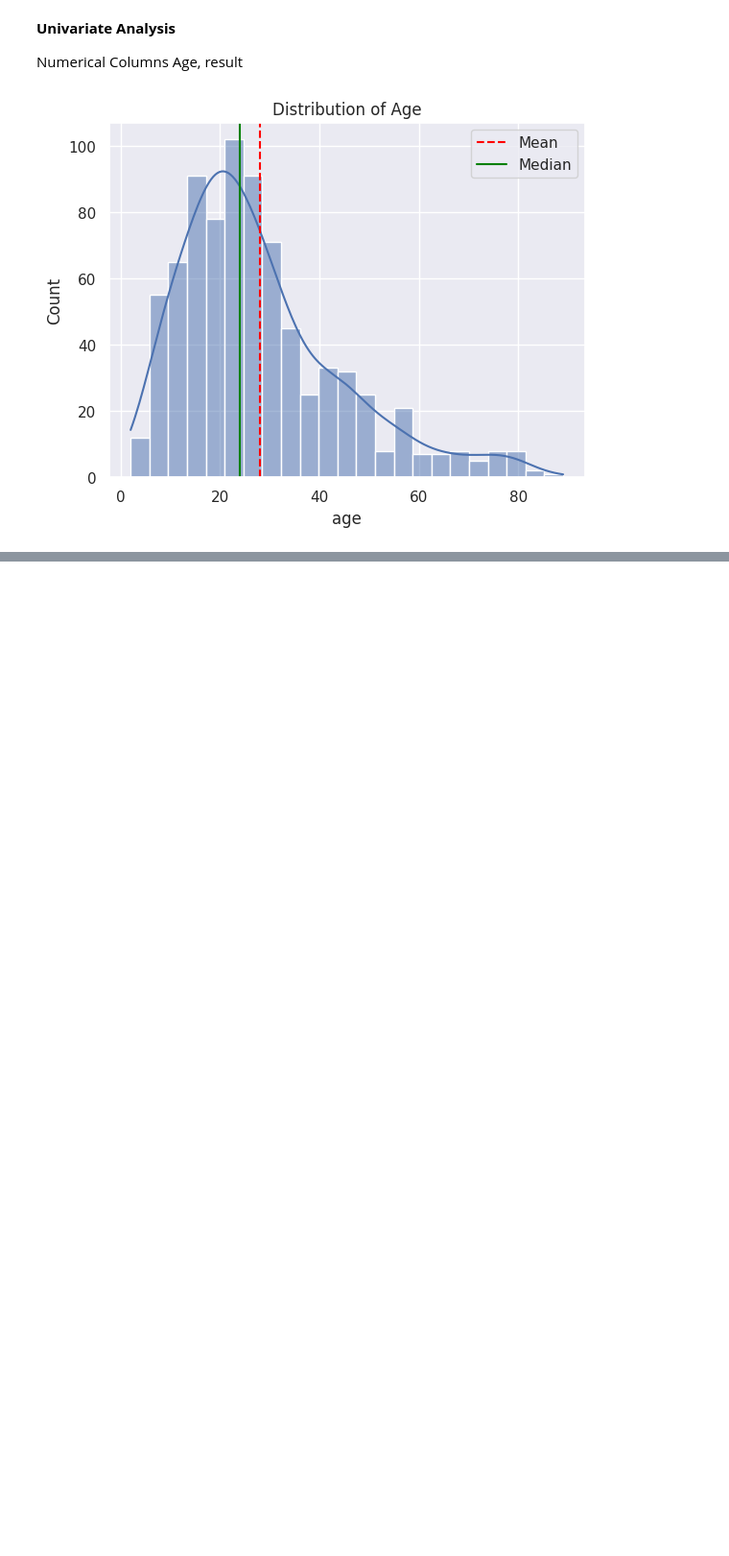
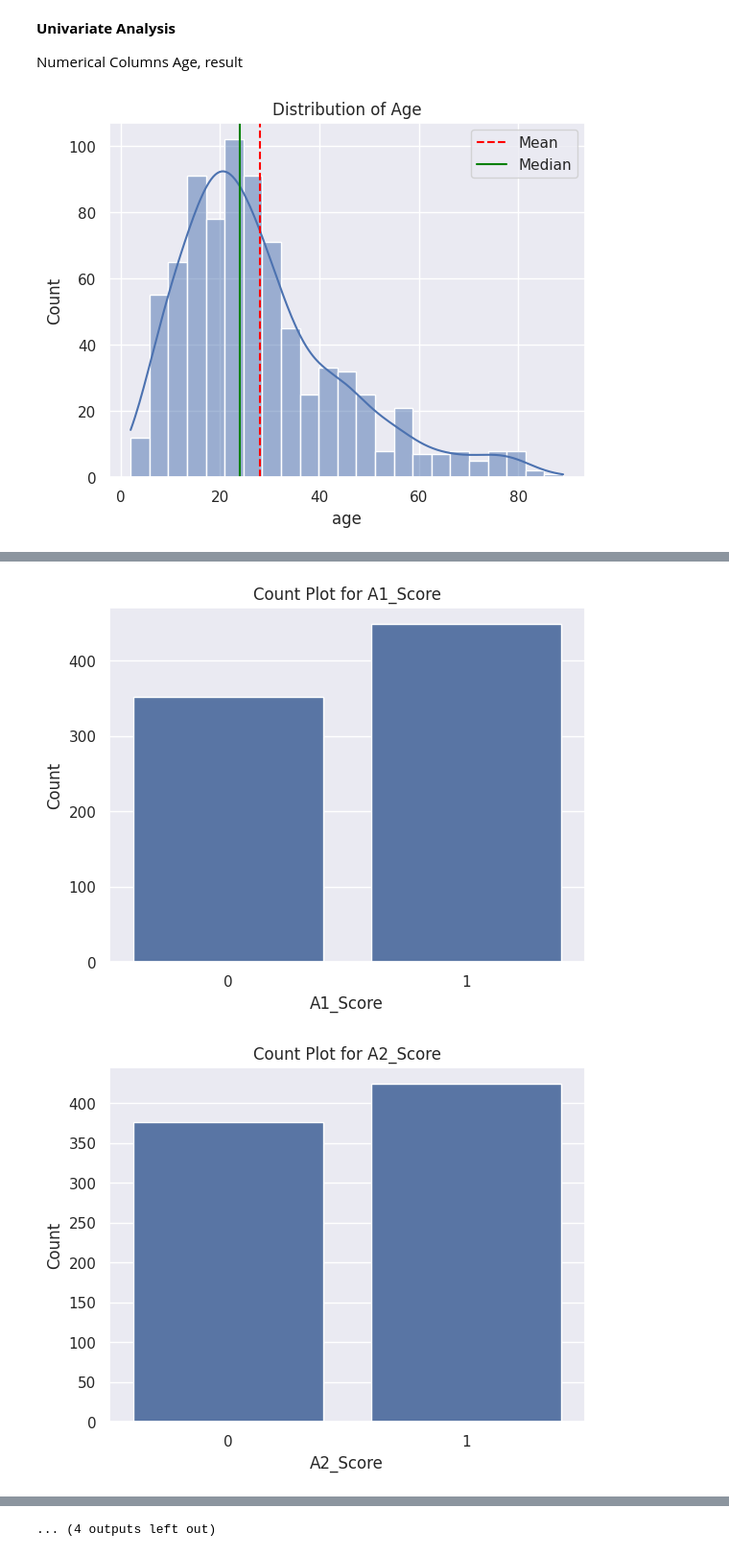
Before and after one commit to SRARNAB7/HDS_5320_Group_Project, a Jupyter notebook: Autism_Prediction.ipynb, the cells around one changed output, grey strips where cells are left out. Shown: that part at 96% size. Saved outputs shown, nothing was run; the diff lists cells and outputs as text; code cells hidden in the pictures; blank space fills up the shorter version.

```diff
--- a/Autism_Prediction.ipynb
+++ b/Autism_Prediction.ipynb
@@ -169,0 +243,15 @@ plt.show()
+# %%
+categorical_columns = ['A1_Score', 'A2_Score', 'A3_Score', 'A4_Score', 'A5_Score', 'A6_Score',
+       'A7_Score', 'A8_Score', 'A9_Score', 'A10_Score', 'gender',
+       'ethnicity', 'jaundice', 'austim', 'used_app_before',
+       'relation' ]
+
+for col in categorical_columns:
+  sns.countplot(x= df[col])
+  plt.title(f"Count Plot for {col}")
+  plt.xlabel(col)
+  plt.ylabel("Count")
+  plt.show()
+# %% [output]
+[figure, added]
+[figure, added]
@@ -169,0 +268 @@ plt.show()
+... (4 outputs left out)
```
Also changed, not shown: parts of 15 cells of this notebook.
